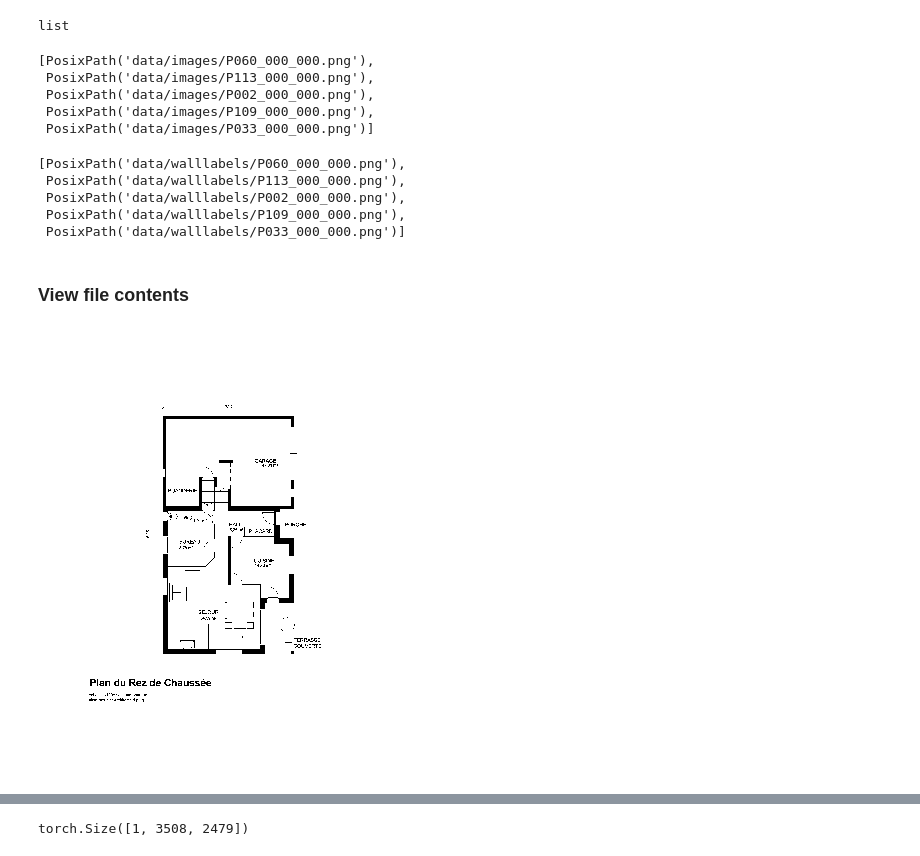
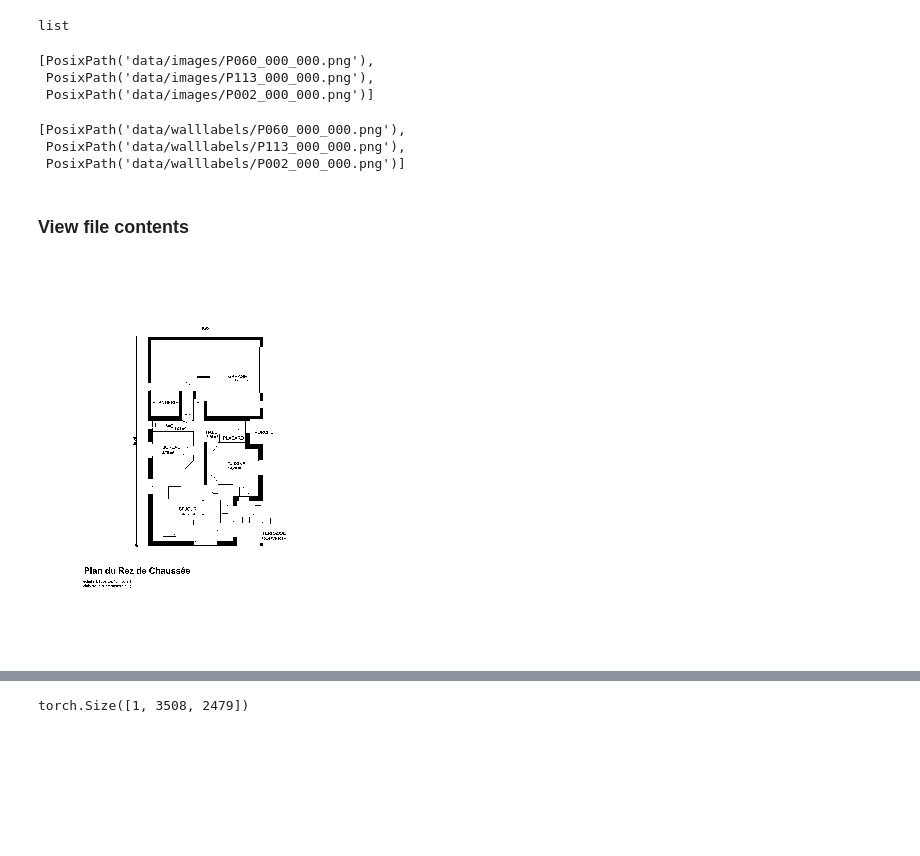
Before and after one commit to Michael-C-Nurse/DL-Wall-Detector, a Jupyter notebook: Wall Detector - Image Segmentation.ipynb, the cells around one changed output, grey strips where cells are left out. Cells and saved outputs as stored; diff of their text form; code cells hidden in the pictures; blank space fills up the shorter version.

```diff
--- a/Wall Detector - Image Segmentation.ipynb
+++ b/Wall Detector - Image Segmentation.ipynb
@@ -68,26 +66,22 @@ type(image_list)
 # %% [output]
 list
 # %%
-image_list[0:5]
+image_list[0:3]
 # %% [output]
 [PosixPath('data/images/P060_000_000.png'),
  PosixPath('data/images/P113_000_000.png'),
- PosixPath('data/images/P002_000_000.png'),
- PosixPath('data/images/P109_000_000.png'),
- PosixPath('data/images/P033_000_000.png')]
+ PosixPath('data/images/P002_000_000.png')]
 # %%
 mask_list = get_image_files(mask_path)
 # %%
-mask_list[0:5]
+mask_list[0:3]
 # %% [output]
 [PosixPath('data/walllabels/P060_000_000.png'),
  PosixPath('data/walllabels/P113_000_000.png'),
- PosixPath('data/walllabels/P002_000_000.png'),
- PosixPath('data/walllabels/P109_000_000.png'),
- PosixPath('data/walllabels/P033_000_000.png')]
+ PosixPath('data/walllabels/P002_000_000.png')]
 # %% [markdown]
 ### View file contents
 # %%
-open_image(image_list[0]).show(figsize=(8,8))
+open_image(image_list[0]).show(figsize=(7,7))
 # %% [output]
-[figure, old version]
+[figure, new version]
```
Also changed, not shown: parts of 40 cells of this notebook.
